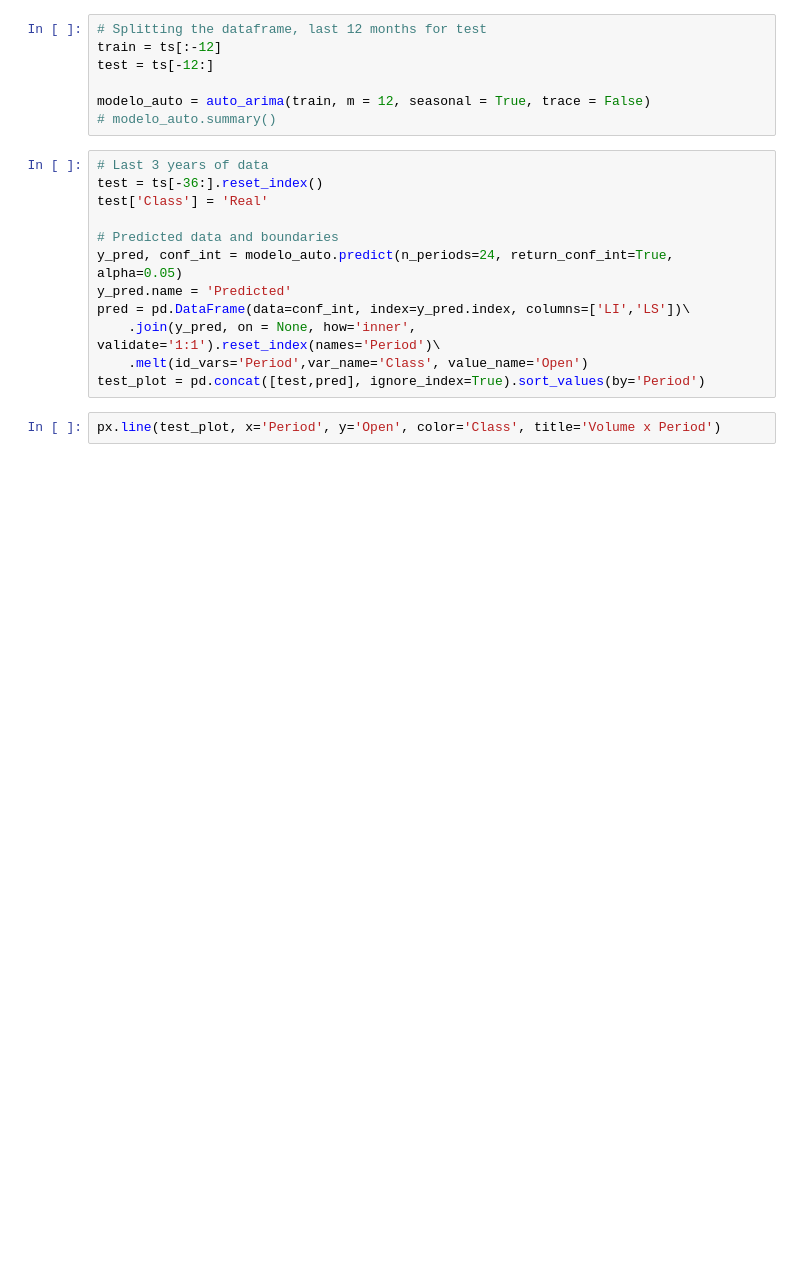
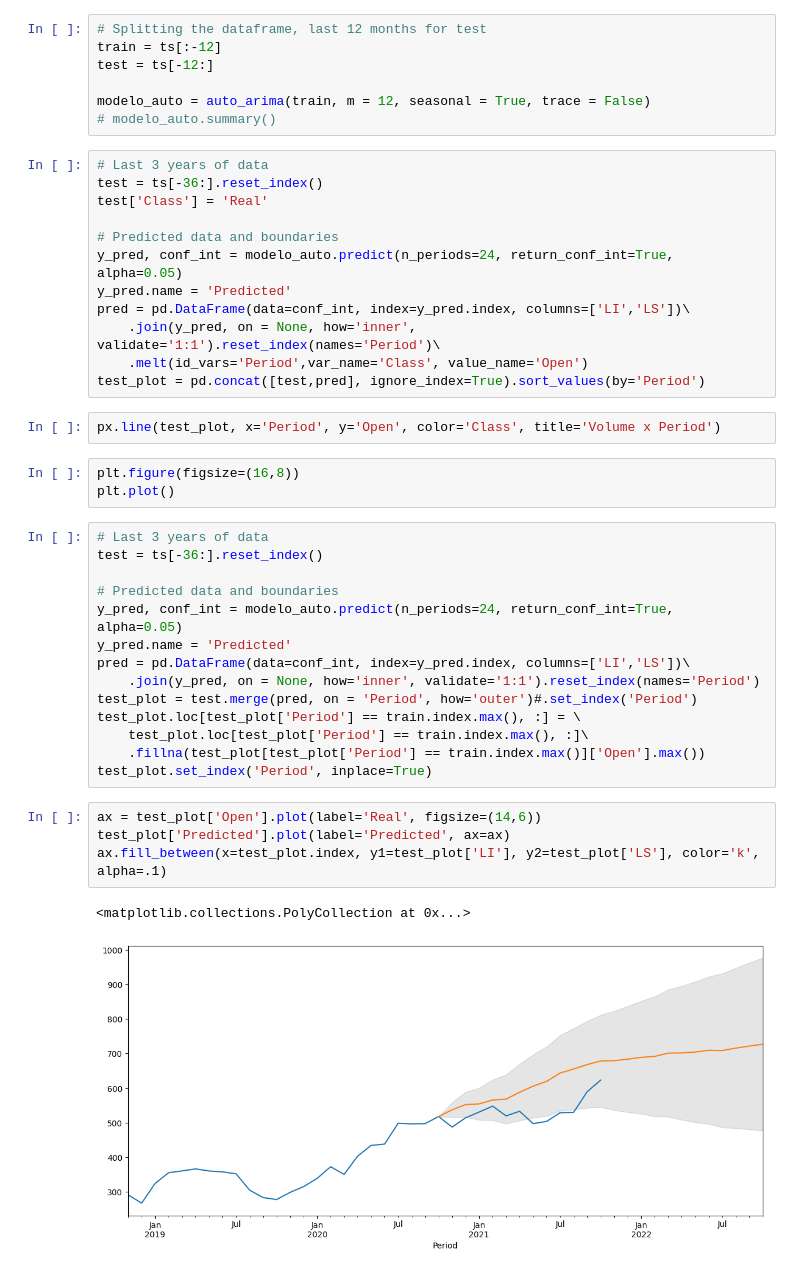
Before and after one commit to paulobrunheroto/SparkExperiments, a Jupyter notebook: timeseries_ARIMA.ipynb, the cells around one changed output. Saved outputs shown, nothing was run; the diff lists cells and outputs as text; blank space fills up the shorter version.

Commit message:
ARIMA plots included

```diff
--- a/timeseries_ARIMA.ipynb
+++ b/timeseries_ARIMA.ipynb
@@ -60,3 +60,27 @@ pred = pd.DataFrame(data=conf_int, index=y_pred.index, columns=['LI','LS'])\
 test_plot = pd.concat([test,pred], ignore_index=True).sort_values(by='Period')
 # %%
 px.line(test_plot, x='Period', y='Open', color='Class', title='Volume x Period')
+# %%
+plt.figure(figsize=(16,8))
+plt.plot()
+# %%
+# Last 3 years of data
+test = ts[-36:].reset_index()
+
+# Predicted data and boundaries
+y_pred, conf_int = modelo_auto.predict(n_periods=24, return_conf_int=True, alpha=0.05)
+y_pred.name = 'Predicted'
+pred = pd.DataFrame(data=conf_int, index=y_pred.index, columns=['LI','LS'])\
+    .join(y_pred, on = None, how='inner', validate='1:1').reset_index(names='Period')
+test_plot = test.merge(pred, on = 'Period', how='outer')#.set_index('Period')
+test_plot.loc[test_plot['Period'] == train.index.max(), :] = \
+    test_plot.loc[test_plot['Period'] == train.index.max(), :]\
+    .fillna(test_plot[test_plot['Period'] == train.index.max()]['Open'].max())
+test_plot.set_index('Period', inplace=True)
+# %%
+ax = test_plot['Open'].plot(label='Real', figsize=(14,6))
+test_plot['Predicted'].plot(label='Predicted', ax=ax)
+ax.fill_between(x=test_plot.index, y1=test_plot['LI'], y2=test_plot['LS'], color='k', alpha=.1)
+# %% [output]
+<matplotlib.collections.PolyCollection at 0x...>
+[figure, added]
```
